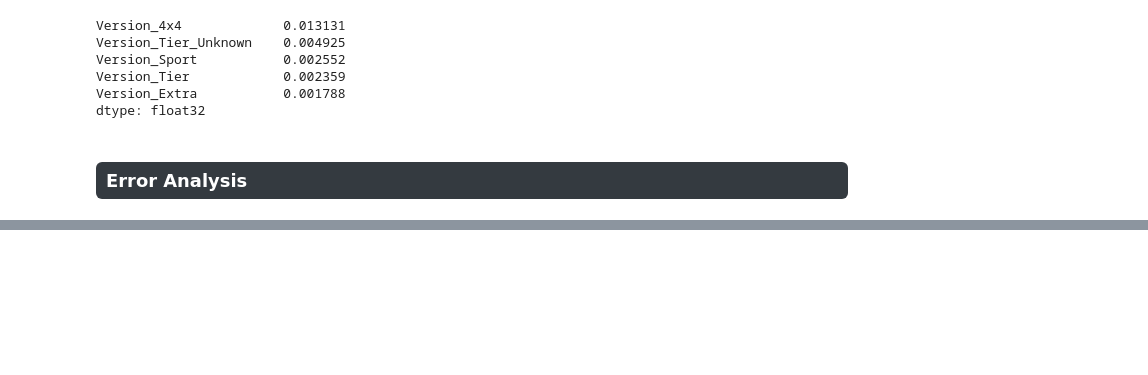
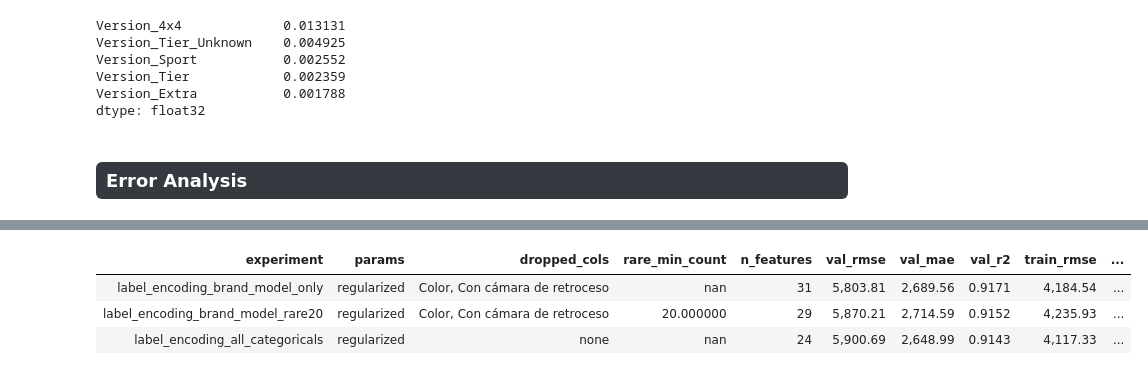
Before and after one commit to abrildiaco/TP_Final_ML, a Jupyter notebook: notebooks/just_trying.ipynb, the cells around one changed output, grey strips where cells are left out. Saved outputs shown, nothing was run; the diff lists cells and outputs as text; code cells hidden in the pictures; blank space fills up the shorter version.

```diff
--- a/notebooks/just_trying.ipynb
+++ b/notebooks/just_trying.ipynb
@@ -733,0 +925,48 @@ Error Analysis
+# %%
+label_encoding_experiments = [
+    {
+        "experiment": "label_encoding_brand_model_only",
+        "feature_blocks": ["brand_model", "premium"],
+        "rare_min_count": None,
+        "label_encoded_cols": ["Marca", "Modelo", "Marca_Modelo"],
+        "drop_cols": ["Color", "Con cámara de retroceso"],
+        "params_name": "regularized",
+        "params": XGB_REGULARIZED_PARAMS,
+    },
+    {
+        "experiment": "label_encoding_brand_model_rare20",
+        "feature_blocks": ["brand_model", "premium"],
+        "rare_min_count": 20,
+        "label_encoded_cols": ["Marca", "Modelo", "Marca_Modelo"],
+        "drop_cols": ["Color", "Con cámara de retroceso"],
+        "params_name": "regularized",
+        "params": XGB_REGULARIZED_PARAMS,
+    },
+    {
+        "experiment": "label_encoding_all_categoricals",
+        "feature_blocks": ["brand_model", "premium"],
+        "rare_min_count": None,
+        "label_encoded_cols": [
+            "Marca", "Modelo", "Marca_Modelo", "Color",
+            "Tipo de vendedor", "Tipo de combustible", "Transmisión",
+        ],
+        "drop_cols": [],
+        "params_name": "regularized",
+        "params": XGB_REGULARIZED_PARAMS,
+    },
+]
+
+label_encoding_comparison, label_encoding_fitted = exp.run_label_encoding_experiments(
+    X_train_raw,
+    y_train,
+    X_val_raw,
+    y_val,
+    experiments=label_encoding_experiments,
+)
+
+exp.style_experiment_comparison(label_encoding_comparison)
+# %% [output]
+| experiment | params | dropped_cols | rare_min_count | n_features | val_rmse | val_mae | val_r2 | train_rmse | ... |
+| label_encoding_brand_model_only | regularized | Color, Con cámara de retroceso | nan | 31 | 5,803.81 | 2,689.56 | 0.9171 | 4,184.54 | ... |
+| label_encoding_brand_model_rare20 | regularized | Color, Con cámara de retroceso | 20.000000 | 29 | 5,870.21 | 2,714.59 | 0.9152 | 4,235.93 | ... |
+| label_encoding_all_categoricals | regularized | none | nan | 24 | 5,900.69 | 2,648.99 | 0.9143 | 4,117.33 | ... |
```
Also changed, not shown: parts of 21 cells of this notebook, 3 other files.
